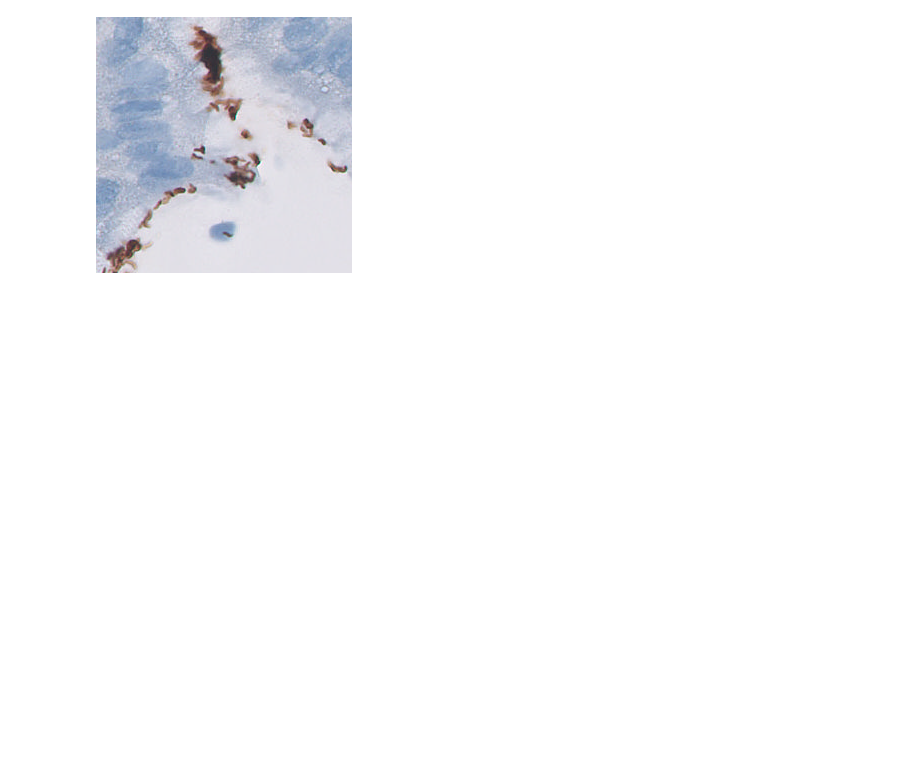
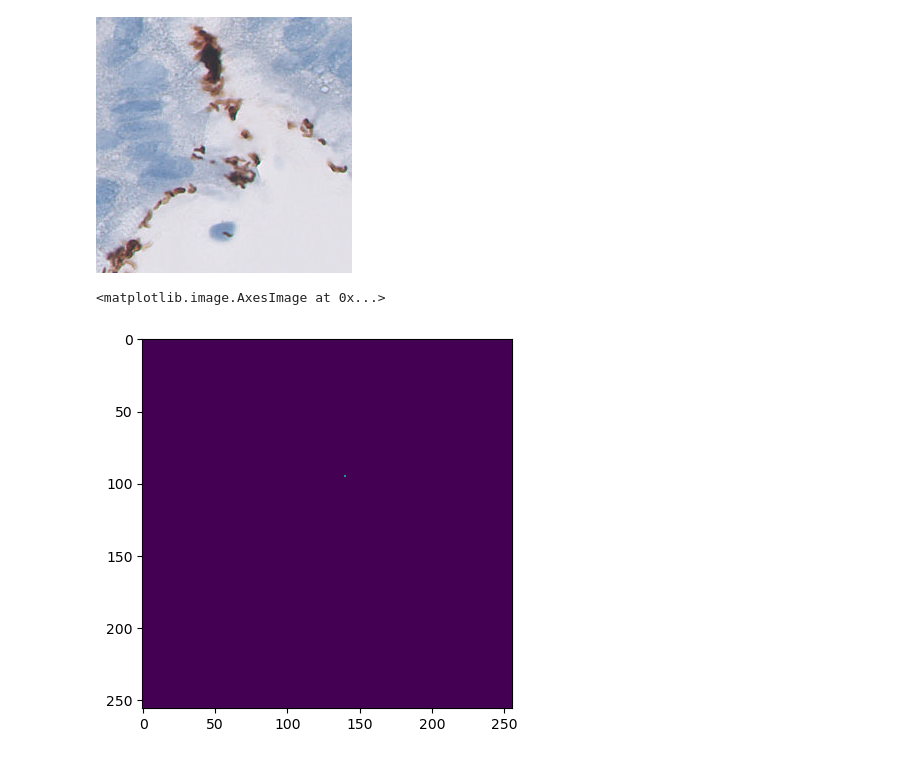
Before and after one commit to Arnau1/Helicobacter, a Jupyter notebook: DataProcessing.ipynb, the cells around one changed output. Cells and saved outputs as stored; diff of their text form; code cells hidden in the pictures; blank space fills up the shorter version.

```diff
--- a/DataProcessing.ipynb
+++ b/DataProcessing.ipynb
@@ -117,6 +117,26 @@ images[31]
 display(images[69]['img'])
 # %% [output]
 [figure]
+# %%
+import numpy as np
+import cv2
+
+open_cv_image = np.array(images[69]['img'])[:, :, ::-1].copy()
+hsvFrame = cv2.cvtColor(open_cv_image, cv2.COLOR_BGR2HSV)
+# %%
+# Defining lower and upper bound HSV values
+lower = np.array([50, 100, 100])
+upper = np.array([70, 255, 255])
+
+# Defining mask for detecting color
+mask = cv2.inRange(hsvFrame, lower, upper)
+# %%
+import matplotlib.pyplot as plt
+
+plt.imshow(mask)
+# %% [output]
+<matplotlib.image.AxesImage at 0x...>
+[figure, added]
 # %%
 import pickle
 # Save images onto a pickle file
```
Also changed, not shown: 2 other files.
